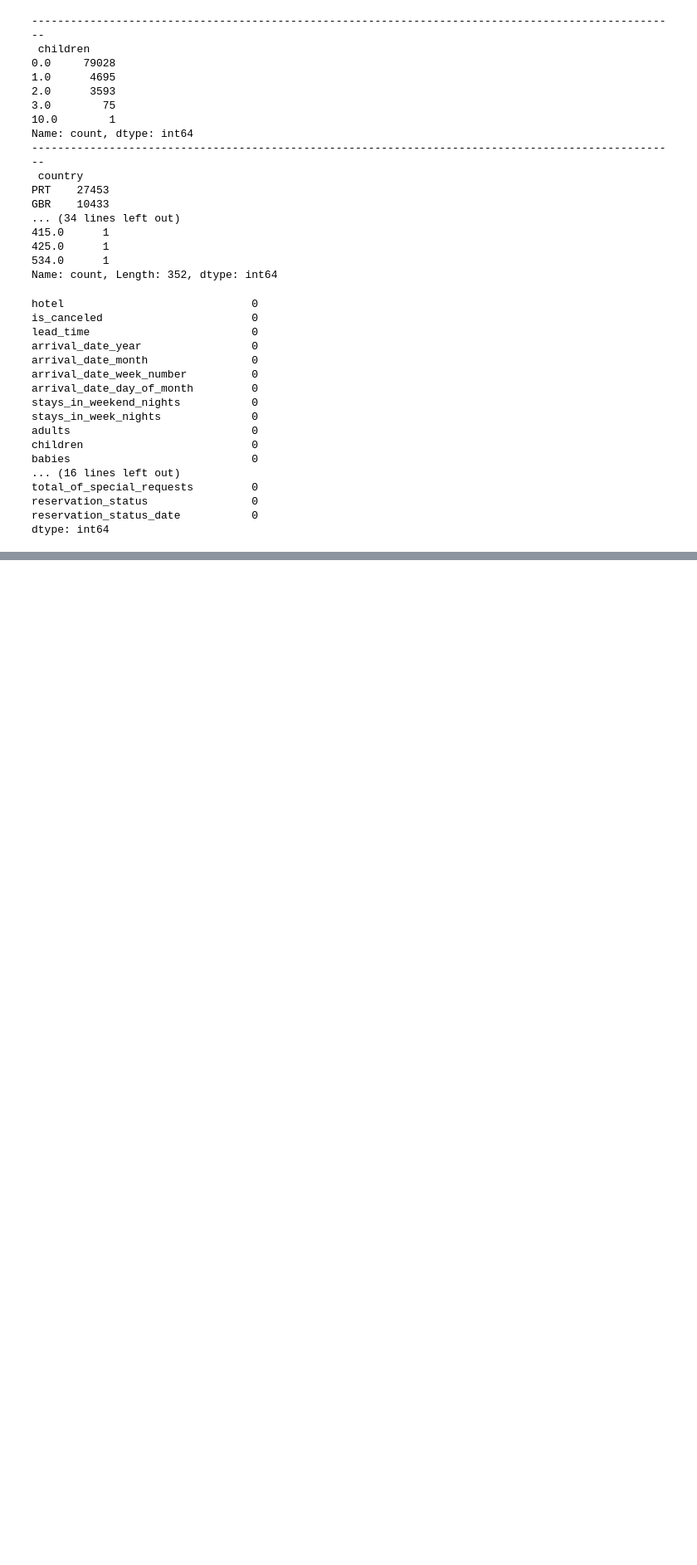
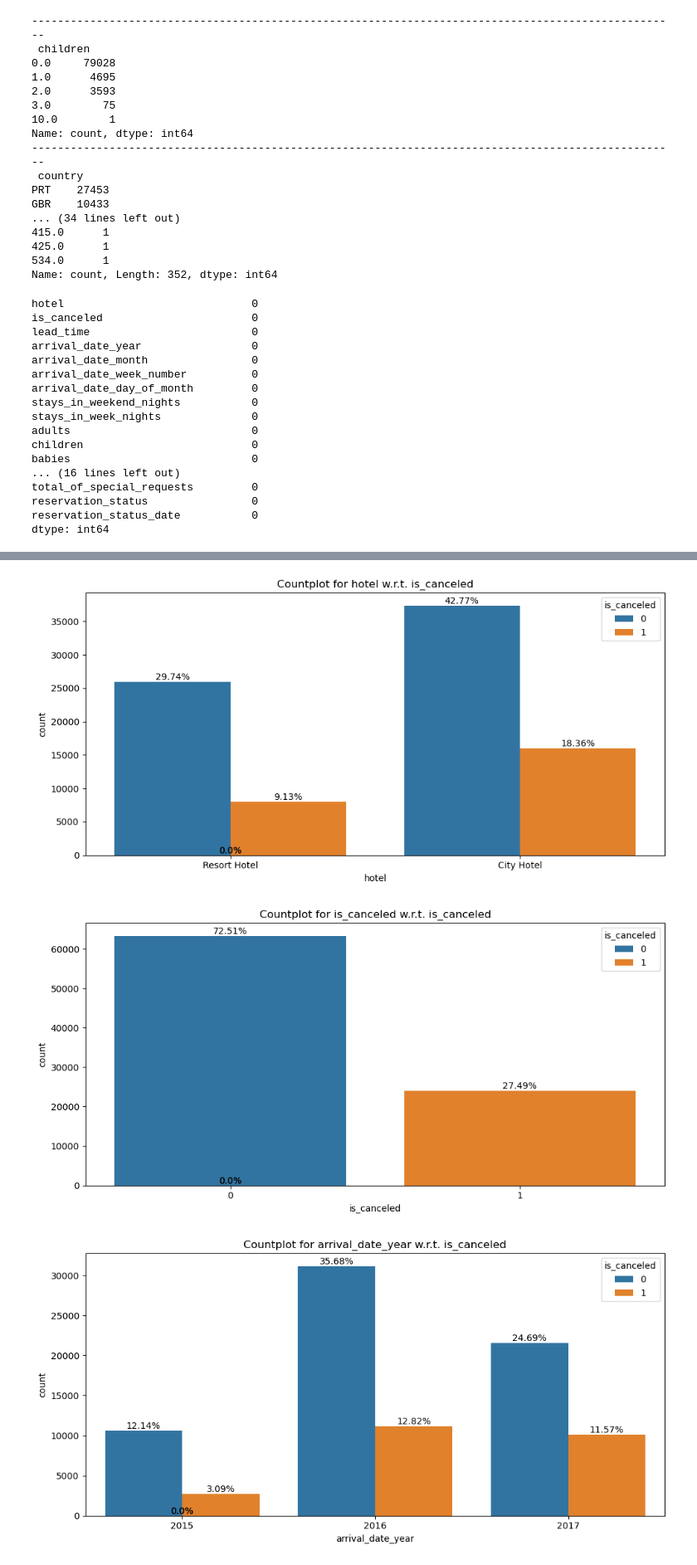
Before and after one commit to ajitmane36/hospitality-data-insights-and-cancellation-prediction-model, a Jupyter notebook: hospitality-data-insights-and-cancellation-prediction.ipynb, the cells around one changed output, grey strips where cells are left out. Shown: that part at 83% size. Saved outputs shown, nothing was run; the diff lists cells and outputs as text; code cells hidden in the pictures; blank space fills up the shorter version.

```diff
--- a/hospitality-data-insights-and-cancellation-prediction.ipynb
+++ b/hospitality-data-insights-and-cancellation-prediction.ipynb
@@ -177,0 +213,4 @@ dtype: int64
+# %%
+## Assigning appropriate data type to featuresa
+df[['children','agent']]=df[['children','agent']].astype('int64')
+df['reservation_status_date']=pd.to_datetime(df['reservation_status_date'], format='%Y-%m-%d')
@@ -177,0 +238,11 @@ dtype: int64
+# %%
+# Creating new meaningfull feature
+df['total_stays']=df.stays_in_week_nights+df.stays_in_week_nights
+df['total_people']=df.adults+df.babies+df.children
+df['total_childrens']=df.children+df.babies
+df['reserved_room_assigned']=np.where(df.reserved_room_type==df.assigned_room_type, 'yes', 'no')
+df['guest_category']=np.where(df.total_people==1, 'single', np.where(df.total_people==2, 'couple', 'family'))
+df['lead_time_category']=np.where(df.lead_time<=30, 'low', np.where((df.lead_time>=31) & (df.lead_time<=90), 'medium', 'high'))
+
+# Drop unnecessary features after new features created
+df.drop(columns=['stays_in_week_nights','stays_in_week_nights','adults','children','babies','reserved_room_type', 'assigned_room_type', 'total_people', 'lead_time'], inplace=True, axis=1)
@@ -177,0 +281,5 @@ dtype: int64
+# %%
+# Obtaining target variables
+excluded_var=[var for var in df.columns if len(df[var].value_counts())>15]
+included_var=[var for var in df.columns if var not in excluded_var]
+print(f"Excluded variable: {excluded_var} \n {'--'*50} \n Included Variables {included_var}")
@@ -177,0 +290,28 @@ dtype: int64
+# %%
+# Defining r to autofit the number and size of plots
+r = int(len(included_var) / 3 + 1)
+
+# Defining a function to annotate the percent count of each value
+def annot_percent(ax):
+    '''Takes axes as input and labels the percent count of each bar in a countplot'''
+    for p in ax.patches:
+        total = sum([p.get_height() for p in ax.patches])
+        percent = round((p.get_height() / total) * 100, 2)
+        x = p.get_x() + p.get_width() / 2
+        y = p.get_height()
+        ax.annotate(f'{percent}%', (x, y), ha='center', va='bottom')
+# %%
+# Plotting countplots with respect to is_canceled and other variables
+r = len(included_var)
+
+for i, var in enumerate(included_var):
+    fig, ax = plt.subplots(1, 1, figsize=(10, 5))
+    sns.countplot(x=df[var], hue='is_canceled', data=df, ax=ax)
+    ax.set_title(f"Countplot for {var} w.r.t. is_canceled")
+    annot_percent(ax)
+    plt.tight_layout()
+    plt.show()
+# %% [output]
+[figure, added]
+[figure, added]
+[figure, added]
```
Also changed, not shown: parts of 11 cells of this notebook.
